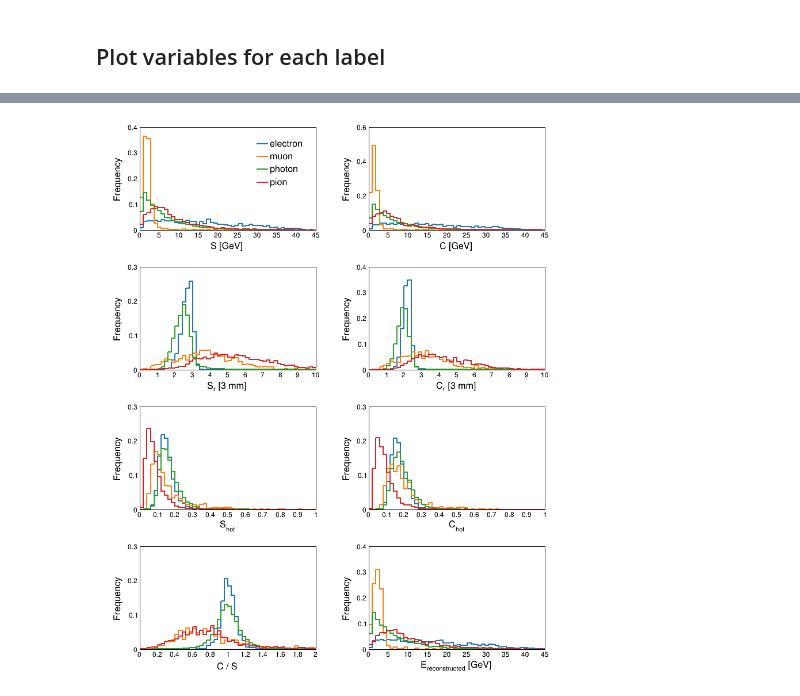
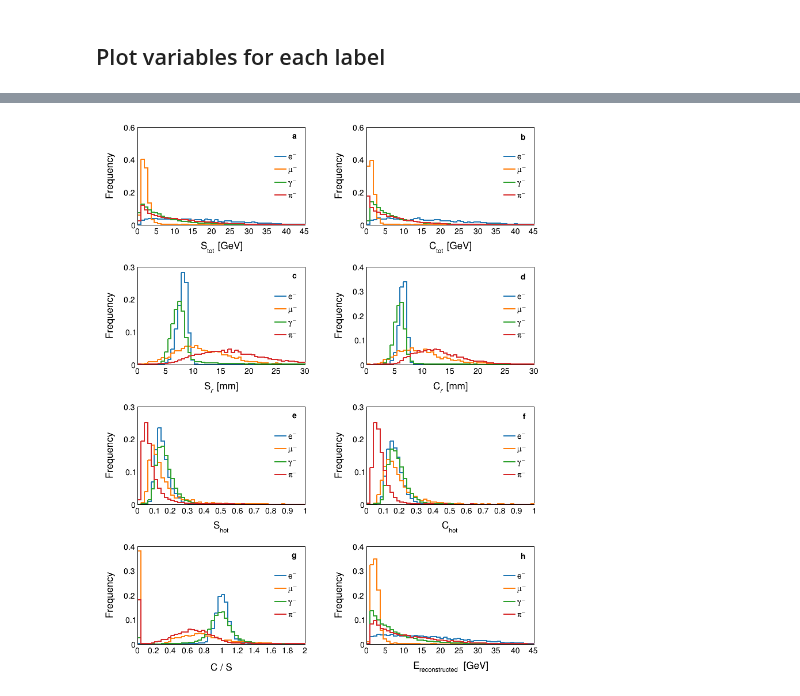
Before and after one commit to mollyhjorthjensen/DREAM, a Jupyter notebook: Analysis/plot_variables.ipynb, the cells around one changed output, grey strips where cells are left out. Cells and saved outputs as stored; diff of their text form; code cells hidden in the pictures.

```diff
--- a/Analysis/plot_variables.ipynb
+++ b/Analysis/plot_variables.ipynb
@@ -14,7 +14,7 @@ Welcome to JupyROOT 6.18/00
 # %% [markdown]
 ## Load data
 # %%
-DATA_DIR = '/groups/hep/mojen/repositories/DREAM/Run/final_run/tauolaevts/25000'
+DATA_DIR = '/groups/hep/mojen/repositories/DREAM/Run/final_run/tauolaevts/25000/wothreshold'
 df = pd.read_csv(os.path.join(DATA_DIR, 'dftrain.csv'))
 print(df.shape)
 df.head()
@@ -106,6 +112,8 @@ d.AsNumpy()
 # %%
 for col in ["VecShowerEnergy", "S_sum", "C_sum", "rec_energy"]:
     d = d.Define(f"{col}_GeV", f"{col}*1e-3")
+d = d.Define("S_rad_mean_mm", "S_rad_mean*3.")
+d = d.Define("C_rad_mean_mm", "C_rad_mean*3.")
 # %% [markdown]
 ## Plot variables for each label
 # %%
@@ -120,28 +128,29 @@ palette_lst = [palette['e-'], palette['mu-'], palette['gamma'], palette['pi-']]
-# %%
-ratio = 2.
-labelsize = 0.03 * ratio
-titlesize = 0.04 * ratio
-xtitleoffset = 1
-ytitleoffset = 0.8
-labeloffset = 0.005 * ratio
-linewidth = 2
-ticklength = 0.
+# %%
+ratio = 2.
+ratio2 = 1.2*ratio
+linespacing = 0.05
+linewidth = 2
 # %%
 ROOT.gStyle.SetOptStat("ou")
-xmax = [45, 45, 10., 10., 1., 1., 2., 45] #200.]
-ymax = [0.4, 0.6, 0.3, 0.4, 0.3, 0.3, 0.3, 0.4] #1.1]
-xtitle = ['S [GeV]', 'C [GeV]', 'S_{r} [3 mm]', 'C_{r} [3 mm]',
+xmax = [45, 45, 30., 30., 1., 1., 2., 45] #200.]
+ymax = [0.6, 0.6, 0.3, 0.4, 0.3, 0.3, 0.4, 0.4] #1.1]
+xtitle = ['S_{tot} [GeV]', 'C_{tot} [GeV]', 'S_{#it{r}} [mm]', 'C_{#it{r}} [mm]',
           'S_{hot}', 'C_{hot}', 'C / S', 'E_{reconstructed} [GeV]'] #'d_{c} [3 mm]']
-varsname = ["S_sum_GeV", "C_sum_GeV", "S_rad_mean", "C_rad_mean",
+varsname = ["S_sum_GeV", "C_sum_GeV", "S_rad_mean_mm", "C_rad_mean_mm",
             "S_hot", "C_hot", "CoverS", 'rec_energy_GeV'] #"dist2charge"]
 hs = [None, None, None, None, None, None, None, None]
-label_dict = {0: 'electron', 1: 'muon', 2: 'photon', 3: 'pion'}
+label_dict = {0: 'e^{#minus}', 1: '#mu^{#minus}', 2: '#gamma^{#minus}', 3: '#pi^{#minus}'}
+alpha = ['a', 'b', 'c', 'd', 'e', 'f', 'g', 'h']
+legend = [None,]*8
+t3 = [None,]*8
+
 for i,col in enumerate(varsname):
     c1.cd(i+1)
-    ROOT.gPad.SetLeftMargin(0.18)
-    ROOT.gPad.SetRightMargin(0.02)
-    ROOT.gPad.SetBottomMargin(0.18)
+    ROOT.gPad.SetLeftMargin(0.17)
+    ROOT.gPad.SetRightMargin(0.07)
+    ROOT.gPad.SetBottomMargin(0.22)
     ROOT.gPad.SetTopMargin(0.02)
+
 
     hs[i] = ROOT.THStack("hs","");
     for j in np.unique(df.label.values):
@@ -167,28 +176,53 @@ for i,col in enumerate(varsname):
     hs[i].GetXaxis().SetTitle(xtitle[i])
     hs[i].GetYaxis().SetTitle("Frequency")
 
-    hs[i].GetXaxis().SetTickLength(ticklength)
-    hs[i].GetYaxis().SetTickLength(ticklength)
-    hs[i].GetXaxis().SetTitleSize(titlesize)
-    hs[i].GetYaxis().SetTitleSize(titlesize)
+    hs[i].GetXaxis().SetTitleSize(ratio2 * hs[i].GetXaxis().GetTitleSize())
+    hs[i].GetYaxis().SetTitleSize(ratio2 * hs[i].GetYaxis().GetTitleSize())
+
+    labelsize = ratio * hs[i].GetXaxis().GetLabelSize()
     hs[i].GetXaxis().SetLabelSize(labelsize)
     hs[i].GetYaxis().SetLabelSize(labelsize)
+
+    labeloffset1 = (ratio) * hs[i].GetXaxis().GetLabelOffset()
+    labeloffset2 = (ratio + 1.5) * hs[i].GetXaxis().GetLabelOffset()
+
+    hs[i].GetXaxis().SetLabelOffset(labeloffset2)
+    hs[i].GetYaxis().SetLabelOffset(labeloffset1)
+
+    hs[i].GetXaxis().SetTitleOffset(1.3 * hs[i].GetXaxis().GetTitleOffset())
+    hs[i].GetYaxis().SetTitleOffset(0.73 * hs[i].GetXaxis().GetTitleOffset())
+
+#     hs[i].GetXaxis().SetTickLength(0.7 * ratio * hs[i].GetXaxis().GetTickLength())
+#     hs[i].GetYaxis().SetTickLength(0.7 * ratio * hs[i].GetYaxis().GetTickLength())
+
+    hs[i].GetXaxis().SetTickLength(0.)
+    hs[i].GetYaxis().SetTickLength(0.)
+
     hs[i].GetXaxis().CenterTitle()
     hs[i].GetYaxis().CenterTitle()
-    hs[i].GetXaxis().SetTitleOffset(xtitleoffset)
-    hs[i].GetYaxis().SetTitleOffset(ytitleoffset)
-    hs[i].GetXaxis().SetLabelOffset(labeloffset)
-    hs[i].GetYaxis().SetLabelOffset(labeloffset)
+
     hs[i].SetMaximum(ymax[i])
 #     if i != 7:
     hs[i].GetYaxis().SetNdivisions(505)
 
-    if i == 0:
-        legend = ROOT.gPad.BuildLegend(0.7, 0.5, 0.98, 0.9, "", "l")
-        legend.SetBorderSize(0)
-        legend.SetTextSize(titlesize)
+#     if i == 0:
+    x2 = 1-ROOT.gPad.GetRightMargin()#-hs[i].GetYaxis().GetTickLength()
+    x1 = x2 - 0.15
+    ymid = ROOT.gPad.GetBottomMargin()+(1-ROOT.gPad.GetBottomMargin()-ROOT.gPad.GetTopMargin())/2
+    y1 = ymid-2*ratio*linespacing
+    y2 = ymid+2*ratio*linespacing
+    legend[i] = ROOT.gPad.BuildLegend(x1, y1, x2, y2, "", "l")
+    legend[i].SetBorderSize(0)
+    legend[i].SetMargin(0.5)
+    legend[i].SetTextSize(labelsize)
     ROOT.gPad.Modified()
     ROOT.gPad.Update()
+
+    t3[i] = ROOT.TLatex(1-ROOT.gPad.GetRightMargin()-0.035, 1-ROOT.gPad.GetTopMargin()-0.05, alpha[i])
+    t3[i].SetTextSize(labelsize)
+    t3[i].SetTextAlign(ROOT.kHAlignRight+ROOT.kVAlignTop)
+    t3[i].SetNDC(ROOT.kTRUE)
+    t3[i].Draw()
 
 c1.Modified()
 c1.Update()
@@ -202 +236 @@ c1.Draw()
-[figure, old version]
+[figure, new version]
```
Also changed, not shown: parts of 5 cells of this notebook, 1 other file.
